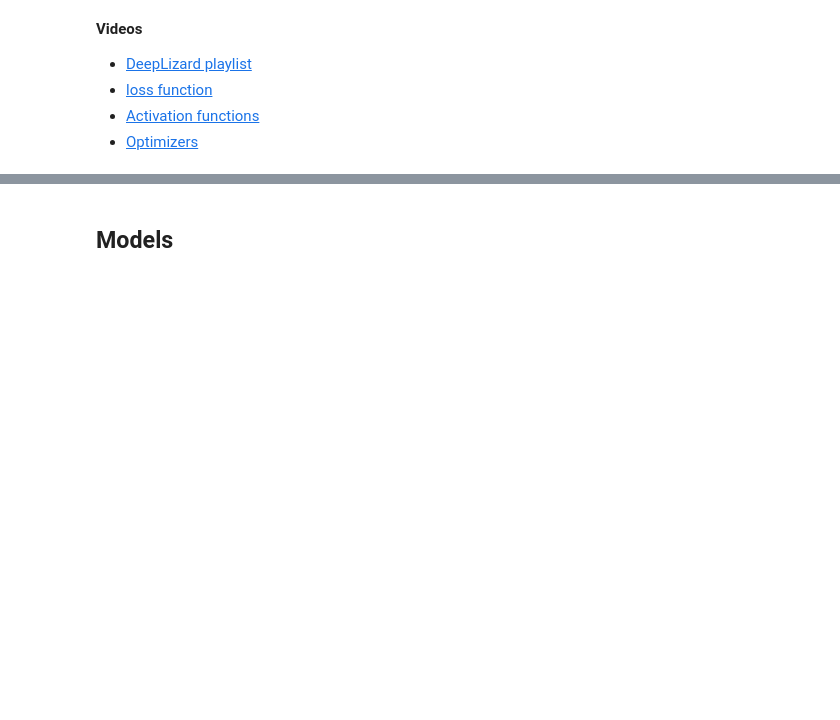
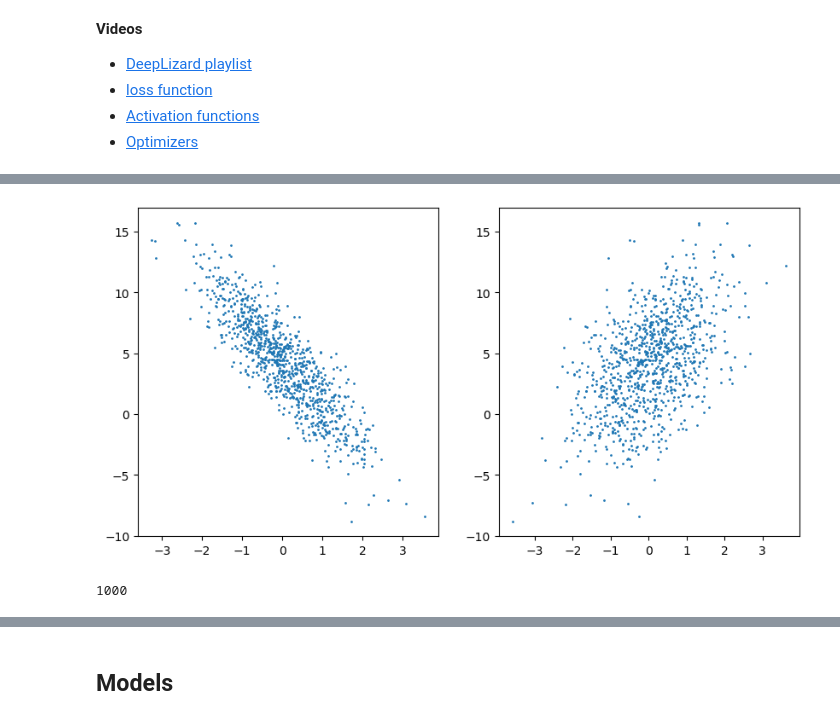
Before and after one commit to zademn/netsci-labs, a Jupyter notebook: Lab6-DL-intro/torch_intro.ipynb, the cells around one changed output, grey strips where cells are left out. Drawn from its saved outputs; the diff is of its cells as text; code cells hidden in the pictures; blank space fills up the shorter version.

```diff
--- a/Lab6-DL-intro/torch_intro.ipynb
+++ b/Lab6-DL-intro/torch_intro.ipynb
@@ -345,0 +377,19 @@ tensor([0, 1, 2, 3, 4, 5, 6, 7], dtype=torch.int32)
+# %%
+def synthetic_data(w, b, num_examples):
+    """Generate y = Xw + b + noise."""
+    X = torch.normal(0, 1, (num_examples, len(w)))
+    y = X @ w + b
+    y += torch.normal(0, 0.01, y.shape)
+    return X, y.reshape(-1, 1)
+# %%
+true_w = torch.tensor([2, -3.4])
+true_b = 4.2
+X, y = synthetic_data(true_w, true_b, 1000)
+# %%
+# Scatter first dim
+fig, axs = plt.subplots(1, 2, figsize=(10, 5))
+axs[0].scatter(X[:, 1].detach().numpy(), y.detach().numpy(), s=1)
+axs[1].scatter(X[:, 0].detach().numpy(), y.detach().numpy(), s=1)
+plt.show()
+# %% [output]
+[figure, added]
@@ -345,0 +407,5 @@ tensor([0, 1, 2, 3, 4, 5, 6, 7], dtype=torch.int32)
+# %%
+dataset = LRDataset(X, y)
+print(len(dataset))
+# %% [output]
+1000
```
Also changed, not shown: parts of 39 cells of this notebook, 2 other files.
